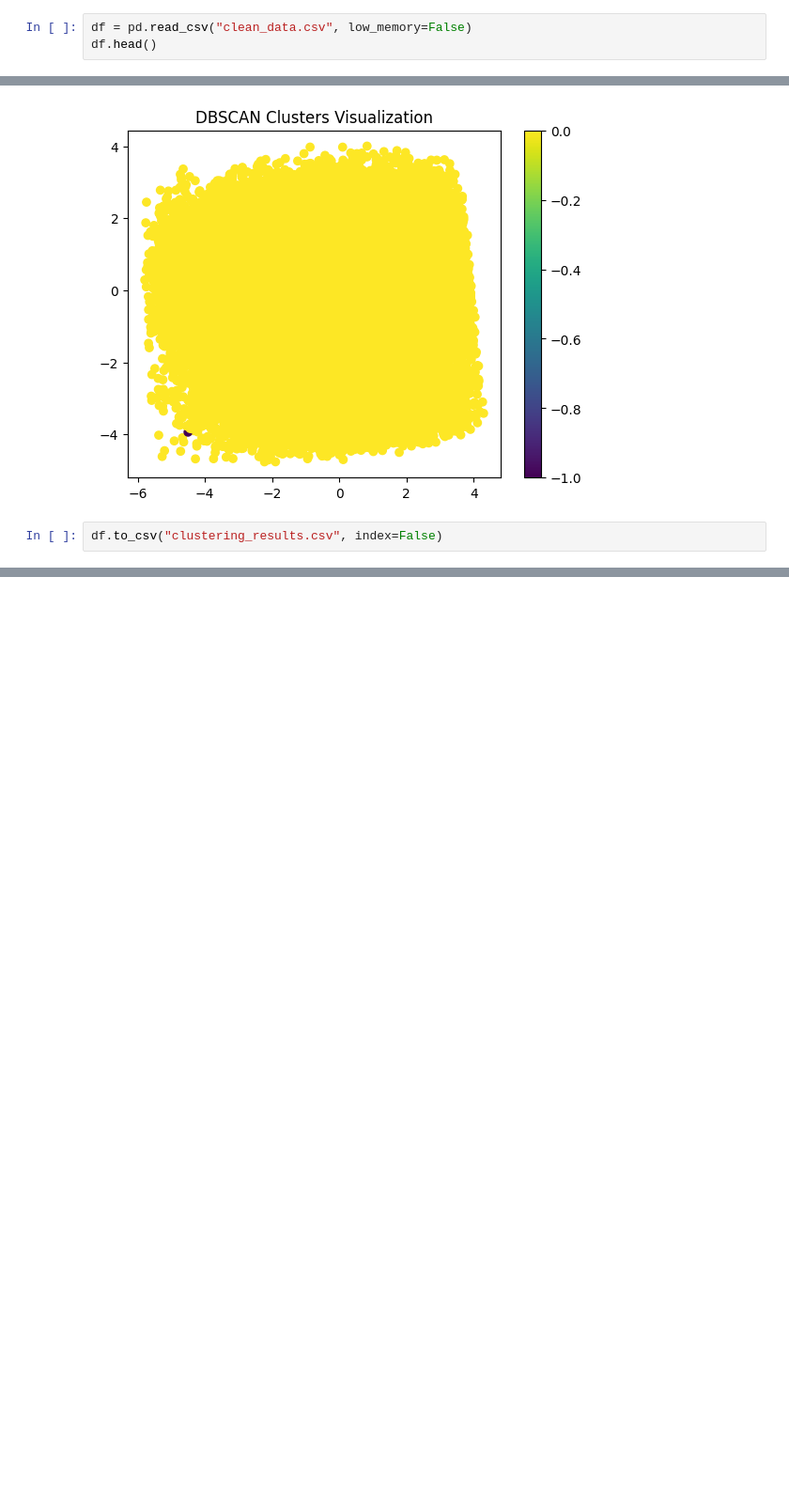
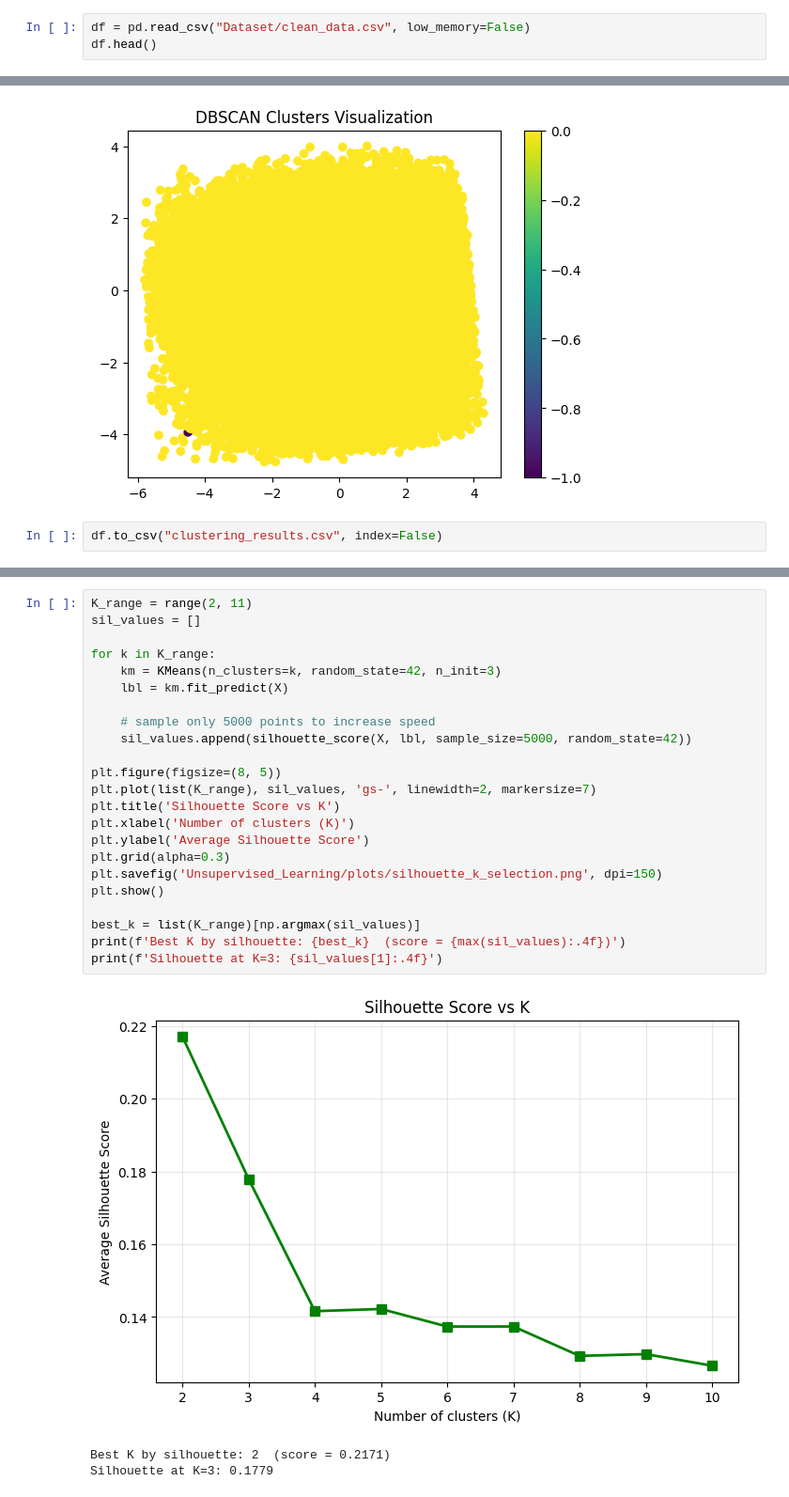
Before and after one commit to lisudais/SWE485-Project-Group5, a Jupyter notebook: Phase2_Unsupervised_Learning.ipynb, the cells around one changed output, grey strips where cells are left out. Shown at 94% size. Cells and saved outputs as stored; diff of their text form; blank space fills up the shorter version.

```diff
--- a/Phase2_Unsupervised_Learning.ipynb
+++ b/Phase2_Unsupervised_Learning.ipynb
@@ -11,7 +11,7 @@ from sklearn.preprocessing import StandardScaler
 from sklearn.cluster import KMeans, DBSCAN
 from sklearn.decomposition import PCA
 # %%
-df = pd.read_csv("clean_data.csv", low_memory=False)
+df = pd.read_csv("Dataset/clean_data.csv", low_memory=False)
 df.head()
 # %% [output]
 |  | Age | CGPA | Sleep_Duration | Study_Hours | Social_Media_Hours | Physical_Activity | Stress_Level | ... |
@@ -128,0 +158,27 @@ df.to_csv("clustering_results.csv", index=False)
+# %%
+K_range = range(2, 11)
+sil_values = []
+
+for k in K_range:
+    km = KMeans(n_clusters=k, random_state=42, n_init=3)
+    lbl = km.fit_predict(X)
+
+    # sample only 5000 points to increase speed
+    sil_values.append(silhouette_score(X, lbl, sample_size=5000, random_state=42))
+
+plt.figure(figsize=(8, 5))
+plt.plot(list(K_range), sil_values, 'gs-', linewidth=2, markersize=7)
+plt.title('Silhouette Score vs K')
+plt.xlabel('Number of clusters (K)')
+plt.ylabel('Average Silhouette Score')
+plt.grid(alpha=0.3)
+plt.savefig('Unsupervised_Learning/plots/silhouette_k_selection.png', dpi=150)
+plt.show()
+
+best_k = list(K_range)[np.argmax(sil_values)]
+print(f'Best K by silhouette: {best_k}  (score = {max(sil_values):.4f})')
+print(f'Silhouette at K=3: {sil_values[1]:.4f}')
+# %% [output]
+[figure, added]
+Best K by silhouette: 2  (score = 0.2171)
+Silhouette at K=3: 0.1779
```
Also changed, not shown: parts of 8 cells of this notebook, 6 other files.
